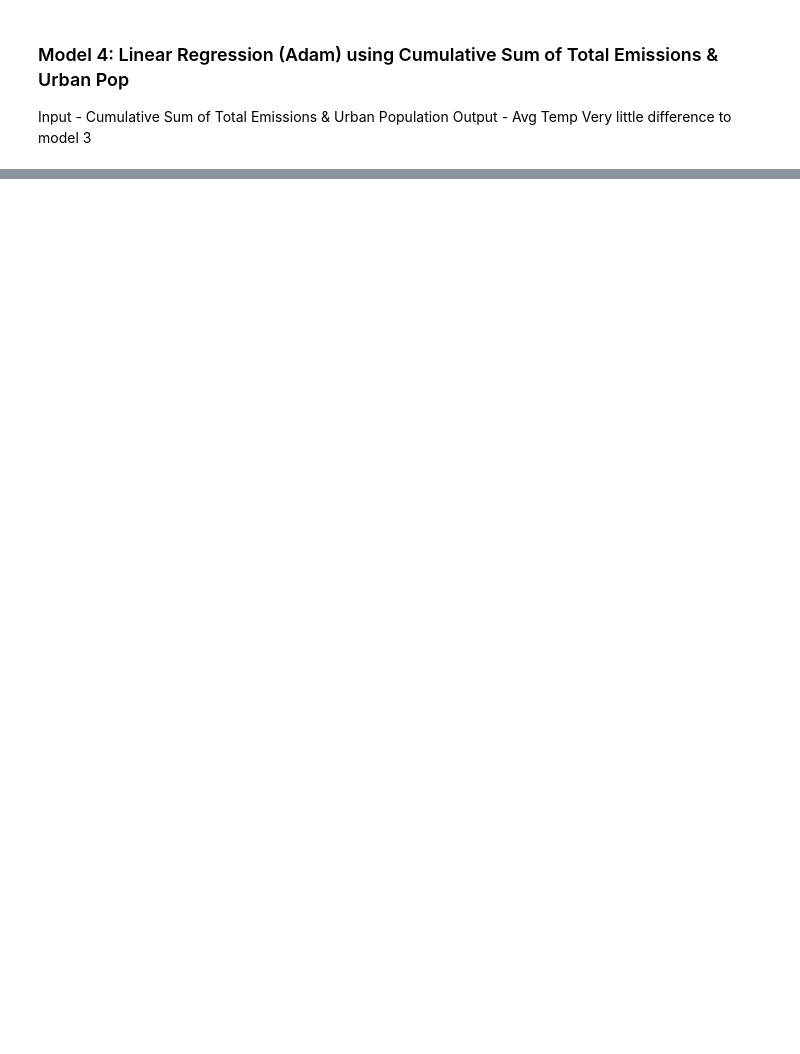
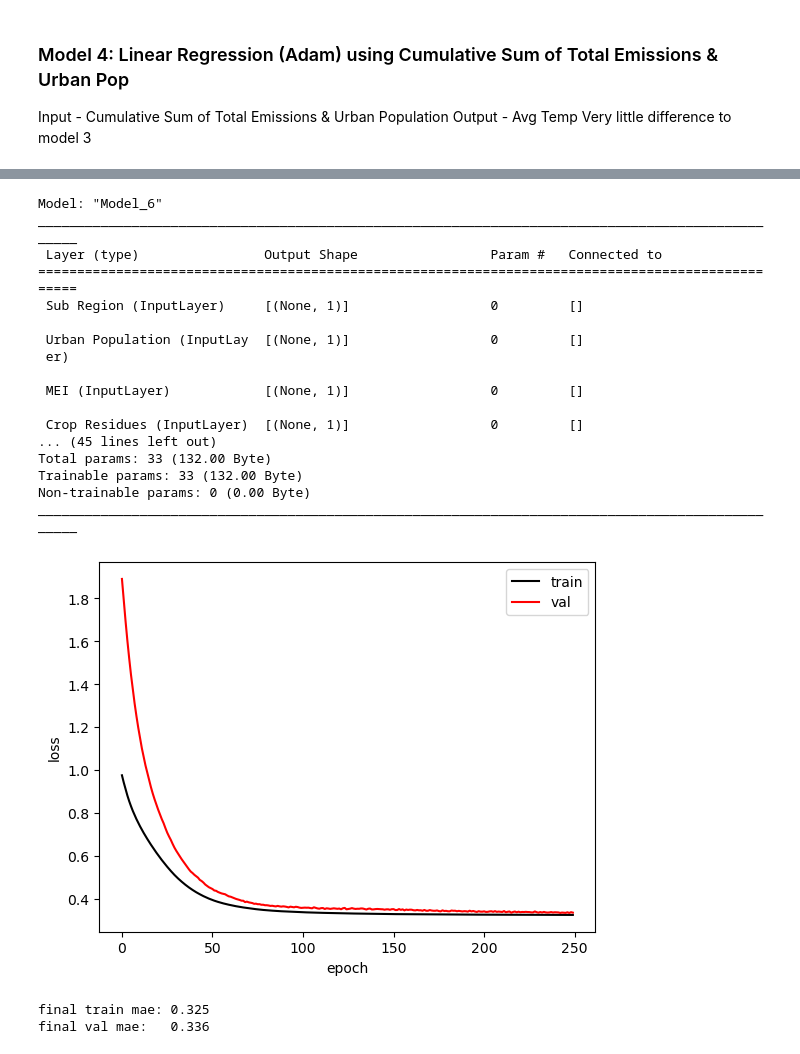
Before and after one commit to fayesimone/agriculture_emissions_prediction, a Jupyter notebook: Model_Building.ipynb, the cells around one changed output, grey strips where cells are left out. Cells and saved outputs as stored; diff of their text form; code cells hidden in the pictures; blank space fills up the shorter version.

Commit message:
Add linear model with learning rate scheduler

```diff
--- a/Model_Building.ipynb
+++ b/Model_Building.ipynb
@@ -465,0 +548,64 @@ final val mae:   0.342
+# %%
+model = build_model()
+model.summary()
+
+history = model.fit(
+  x={
+      'Urban Population': x_train[['urban_population']],
+      'MEI': x_train[['mei']],
+      'Crop Residues': x_train[['cum_sum_log_crop_residues']],
+      'Rice Cultivation': x_train[['cum_sum_log_rice_cultivation']],
+      'Drained Organic Soils CO2': x_train[['cum_sum_log_drained_organic_soils_co2']],
+      'Net Forest Conversion': x_train[['cum_sum_log_net_forest_conversion']],
+      'Fires': x_train[['cum_sum_log_fires']],
+      'Manure Management': x_train[['cum_sum_log_manure_mgmt']],
+      'Food Systems': x_train[['cum_sum_log_food_systems']],
+      'IPPU Total': x_train[['cum_sum_log_ippu_tot']],
+      'On Farm Energy Use': x_train[['cum_sum_log_on_farm_energy_use']],
+      'Forestland': x_train[['cum_sum_forestland']],
+      'Sub Region': x_train[['sub-region']]
+    },
+  y=Y_train[['average_temperature_°c']],
+  epochs=250,
+  batch_size=300,
+  validation_data=(
+      {
+      'Urban Population': x_val[['urban_population']],
+      'MEI': x_val[['mei']],
+      'Crop Residues': x_val[['cum_sum_log_crop_residues']],
+      'Rice Cultivation': x_val[['cum_sum_log_rice_cultivation']],
+      'Drained Organic Soils CO2': x_val[['cum_sum_log_drained_organic_soils_co2']],
+      'Net Forest Conversion': x_val[['cum_sum_log_net_forest_conversion']],
+      'Fires': x_val[['cum_sum_log_fires']],
+      'Manure Management': x_val[['cum_sum_log_manure_mgmt']],
+      'Food Systems': x_val[['cum_sum_log_food_systems']],
+      'IPPU Total': x_val[['cum_sum_log_ippu_tot']],
+      'On Farm Energy Use': x_val[['cum_sum_log_on_farm_energy_use']],
+      'Forestland': x_val[['cum_sum_forestland']],
+      'Sub Region': x_val[['sub-region']]
+      },
+      Y_val[['average_temperature_°c']]),
+  verbose=0)
+
+show_history(history)
+# %% [output]
+Model: "Model_6"
+__________________________________________________________________________________________________
+ Layer (type)                Output Shape                 Param #   Connected to
+==================================================================================================
+ Sub Region (InputLayer)     [(None, 1)]                  0         []
+
+ Urban Population (InputLay  [(None, 1)]                  0         []
+ er)
+
+ MEI (InputLayer)            [(None, 1)]                  0         []
+
+ Crop Residues (InputLayer)  [(None, 1)]                  0         []
+... (45 lines left out)
+Total params: 33 (132.00 Byte)
+Trainable params: 33 (132.00 Byte)
+Non-trainable params: 0 (0.00 Byte)
+__________________________________________________________________________________________________
+[figure, added]
+final train mae: 0.325
+final val mae:   0.336
```
Also changed, not shown: parts of 9 cells of this notebook.
